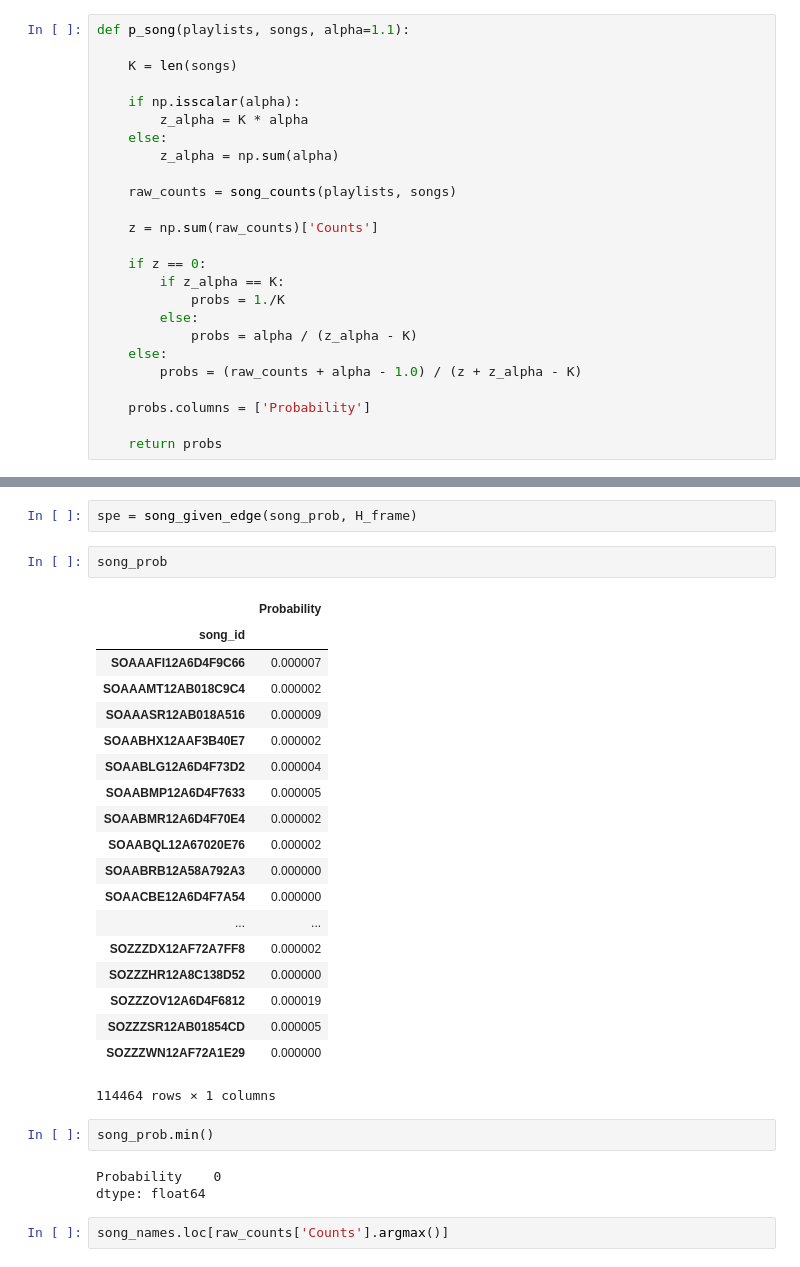
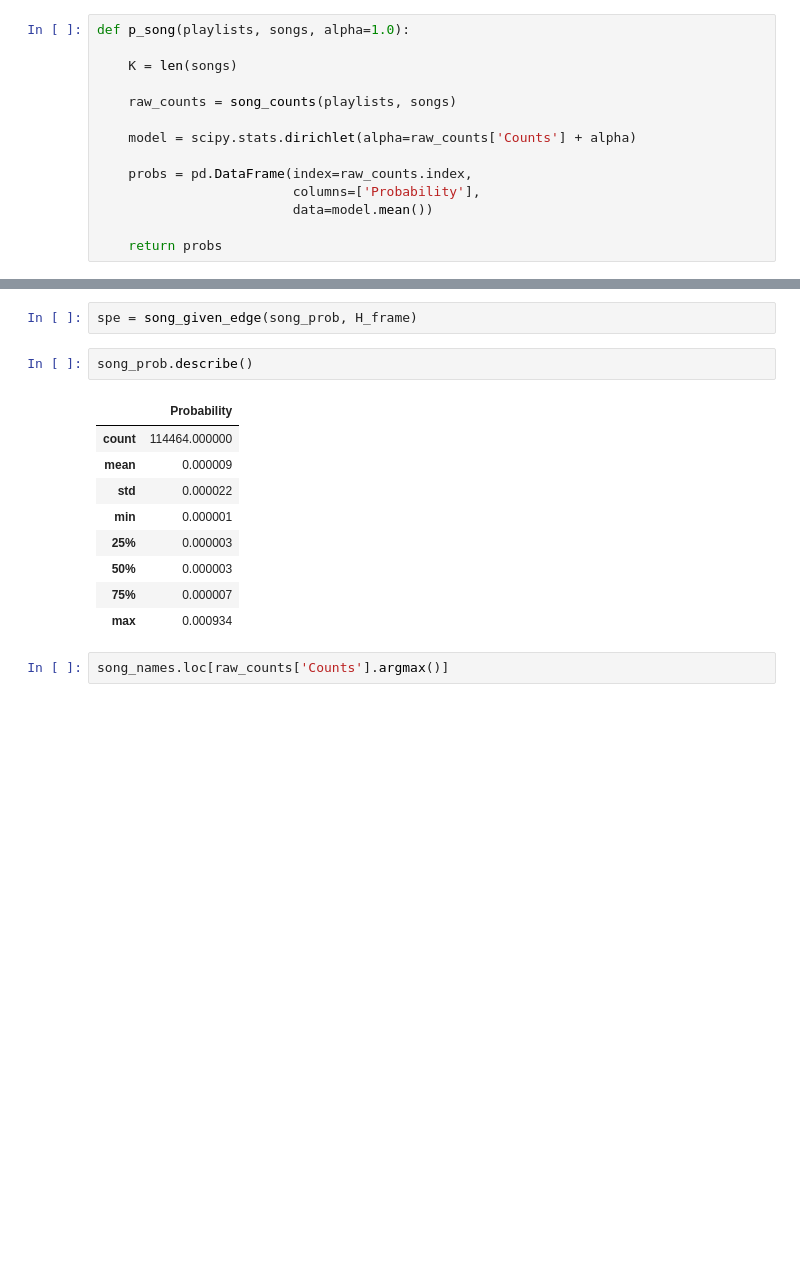
Before and after one commit to bmcfee/playlist_recommender, a Jupyter notebook: code/notebooks/07 - Usage statistics.ipynb, the cells around one changed output, grey strips where cells are left out. Cells and saved outputs as stored; diff of their text form; blank space fills up the shorter version.

```diff
--- a/code/notebooks/07 - Usage statistics.ipynb
+++ b/code/notebooks/07 - Usage statistics.ipynb
@@ -168,31 +155,20 @@ def song_counts(playlists, songs):
     raw_counts.index.name = 'song_id'
 
     return raw_counts
-# %%
-def p_song(playlists, songs, alpha=1.1):
-
-    K = len(songs)
-
-    if np.isscalar(alpha):
-        z_alpha = K * alpha
-    else:
-        z_alpha = np.sum(alpha)
-
-    raw_counts = song_counts(playlists, songs)
-
-    z = np.sum(raw_counts)['Counts']
-
-    if z == 0:
-        if z_alpha == K:
-            probs = 1./K
-        else:
-            probs = alpha / (z_alpha - K)
-    else:
-        probs = (raw_counts + alpha - 1.0) / (z + z_alpha - K)
-
-    probs.columns = ['Probability']
-
-    return probs
+# %%
+def p_song(playlists, songs, alpha=1.0):
+
+    K = len(songs)
+
+    raw_counts = song_counts(playlists, songs)
+
+    model = scipy.stats.dirichlet(alpha=raw_counts['Counts'] + alpha)
+
+    probs = pd.DataFrame(index=raw_counts.index,
+                         columns=['Probability'],
+                         data=model.mean())
+
+    return probs
 # %%
 def get_song_names():
 
@@ -218,32 +194,17 @@ song_prob = p_song(playlists, H_frame.index)
 # %%
 spe = song_given_edge(song_prob, H_frame)
 # %%
-song_prob
+song_prob.describe()
 # %% [output]
 |  | Probability |
-| song_id |  |
-| SOAAAFI12A6D4F9C66 | 0.000007 |
-| SOAAAMT12AB018C9C4 | 0.000002 |
-| SOAAASR12AB018A516 | 0.000009 |
-| SOAABHX12AAF3B40E7 | 0.000002 |
-| SOAABLG12A6D4F73D2 | 0.000004 |
-| SOAABMP12A6D4F7633 | 0.000005 |
-| SOAABMR12A6D4F70E4 | 0.000002 |
-| SOAABQL12A67020E76 | 0.000002 |
-| SOAABRB12A58A792A3 | 0.000000 |
-| SOAACBE12A6D4F7A54 | 0.000000 |
-| ... | ... |
-| SOZZZDX12AF72A7FF8 | 0.000002 |
-| SOZZZHR12A8C138D52 | 0.000000 |
-| SOZZZOV12A6D4F6812 | 0.000019 |
-| SOZZZSR12AB01854CD | 0.000005 |
-| SOZZZWN12AF72A1E29 | 0.000000 |
+| count | 114464.000000 |
+| mean | 0.000009 |
+| std | 0.000022 |
+| min | 0.000001 |
+| 25% | 0.000003 |
+| 50% | 0.000003 |
+| 75% | 0.000007 |
+| max | 0.000934 |
-114464 rows × 1 columns
-# %%
-song_prob.min()
-# %% [output]
-Probability    0
-dtype: float64
 # %%
 song_names.loc[raw_counts['Counts'].argmax()]
 # %% [output]
```
Also changed, not shown: parts of 12 cells of this notebook.
